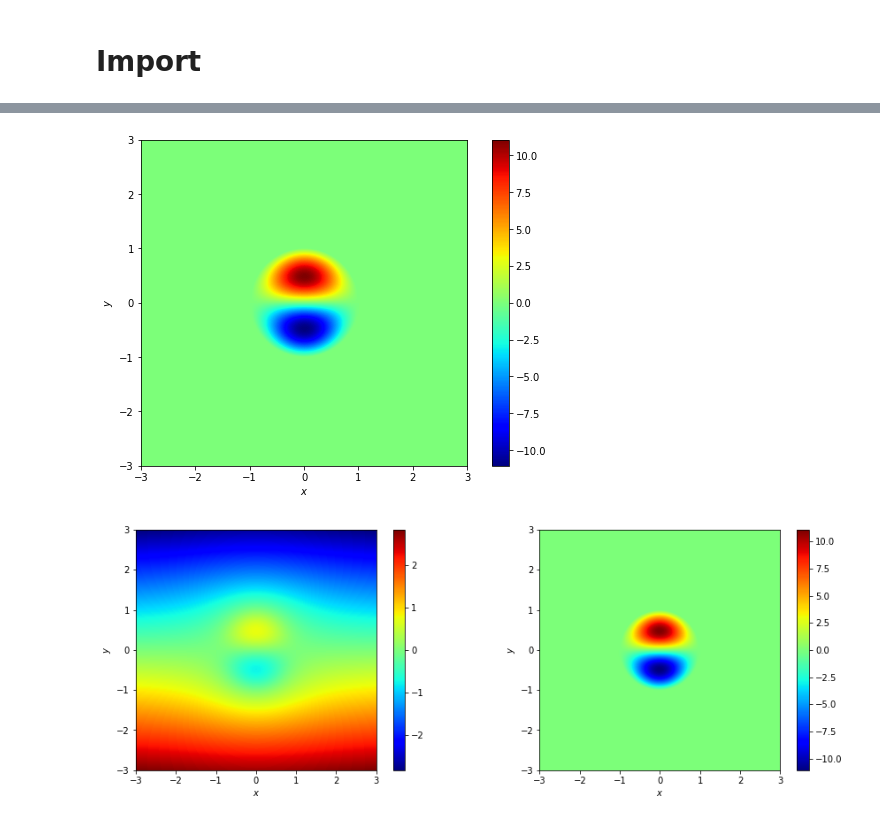
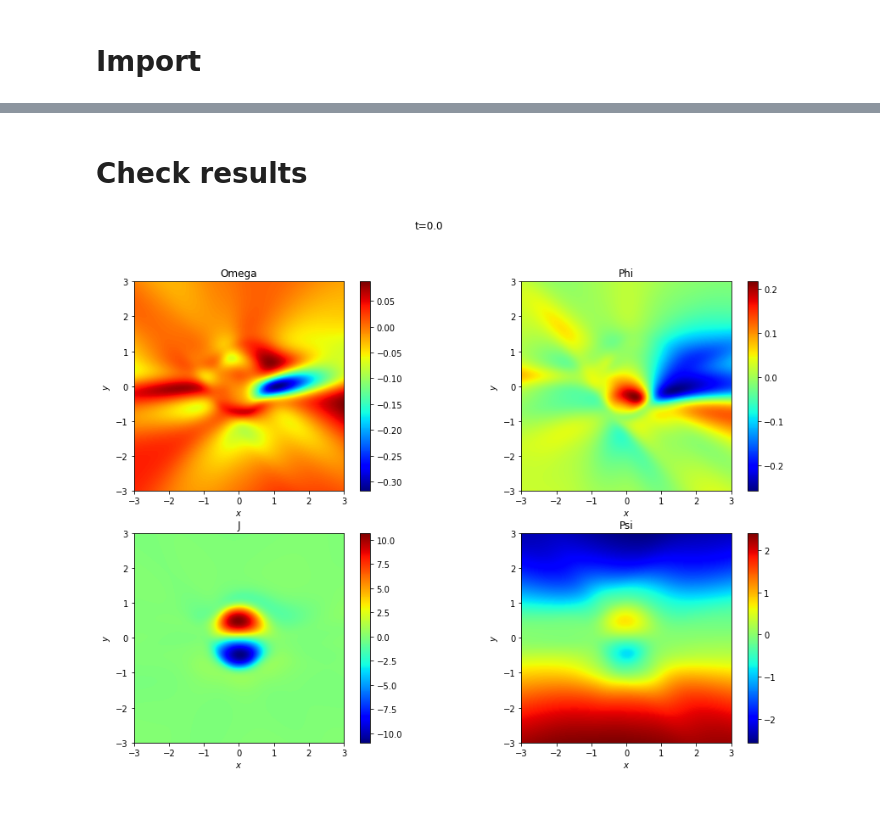
Before and after one commit to VincentItaliano/stage_M2, a Jupyter notebook: MHD/notebooks/MHD.ipynb, the cells around one changed output, grey strips where cells are left out. Drawn from its saved outputs; the diff is of its cells as text; code cells hidden in the pictures.

```diff
--- a/MHD/notebooks/MHD.ipynb
+++ b/MHD/notebooks/MHD.ipynb
@@ -401,44 +95,64 @@ fig.colorbar(img);
-# %%
-N = 500
-
-# compute solution using PINN
-x = np.linspace(-3,3,N)
-y = np.linspace(-3,3,N)
-xx, yy = np.meshgrid(x, y)
-
-J_0 = fun_J_0(xx,yy)
-
-# plot solution
-fig = plt.figure(figsize=(9,6))
-ax = fig.add_subplot(111)
-ax.set_xlabel('$x$')
-ax.set_ylabel('$y$')
-img = ax.imshow(J_0, cmap='jet', origin='lower', extent=[-3.,3.,-3.,3.]);
-fig.colorbar(img);
-# %% [output]
-[figure, removed]
+# %% [markdown]
+# Check results
 # %%
 N = 500
+t = 0.
 
-x = np.linspace(-3,3,N)
-y = np.linspace(-3,3,N)
-xx, yy = np.meshgrid(x, y)
+# compute solution using PINN
+xspace = np.linspace(-3,3,N)
+yspace = np.linspace(-3,3,N)
+tfinal = t * np.ones(N*N)
 
-psi_0 = fun_psi_0(xx,yy)
-J_0 = fun_J_0(xx,yy)
+X, Y = np.meshgrid(xspace, yspace)
+Xgrid = np.vstack([tfinal.flatten(), X.flatten(), Y.flatten()]).T
+u = model(tf.cast(Xgrid,DTYPE))
 
-# plot
-fig, axs = plt.subplots(nrows=1, ncols=2, figsize=(15,5))
+omega, phi, J, psi = u[:,0:1], u[:,1:2], u[:,2:3], u[:,3:4]
+
+# reshape for plotting
+omega = omega.numpy().reshape(N,N)
+phi = phi.numpy().reshape(N,N)
+J = J.numpy().reshape(N,N)
+psi = psi.numpy().reshape(N,N)
+
+# affichage
+fig, axs = plt.subplots(nrows=2, ncols=2, figsize=(15,10))
 axs = axs.flatten()
 
+# plot omega
 axs[0].set_xlabel('$x$')
 axs[0].set_ylabel('$y$')
-img0 = axs[0].imshow(psi_0, cmap='jet', origin='lower', extent=[-3.,3.,-3.,3.]);
+axs[0].set_aspect('equal')
+img0 = axs[0].imshow(omega, cmap='jet', origin='lower', extent=[-3,3.,-3.,3.]);
 cbar0 = plt.colorbar(img0, ax=axs[0])
+axs[0].set_title('Omega')
 
+# plot phi
 axs[1].set_xlabel('$x$')
 axs[1].set_ylabel('$y$')
-img1 = axs[1].imshow(J_0, cmap='jet', origin='lower', extent=[-3.,3.,-3.,3.]);
+axs[1].set_aspect('equal')
+img1 = axs[1].imshow(phi, cmap='jet', origin='lower', extent=[-3,3.,-3.,3.]);
 cbar1 = plt.colorbar(img1, ax=axs[1])
+axs[1].set_title('Phi')
+
+# plot J
+axs[2].set_xlabel('$x$')
+axs[2].set_ylabel('$y$')
+axs[2].set_aspect('equal')
+img2 = axs[2].imshow(J, cmap='jet', origin='lower', extent=[-3,3.,-3.,3.]);
+cbar2 = plt.colorbar(img2, ax=axs[2])
+axs[2].set_title('J')
+
+# plot psi
+axs[3].set_xlabel('$x$')
+axs[3].set_ylabel('$y$')
+axs[3].set_aspect('equal')
+img3 = axs[3].imshow(psi, cmap='jet', origin='lower', extent=[-3,3.,-3.,3.]);
+cbar3 = plt.colorbar(img3, ax=axs[3])
+axs[3].set_title('Psi')
+
+#fig.tight_layout()
+plt.suptitle('t={}'.format(t))
+plt.show()
 # %% [output]
-[figure, old version]
+[figure, new version]
```
Also changed, not shown: parts of 21 cells of this notebook, 43 other files.
